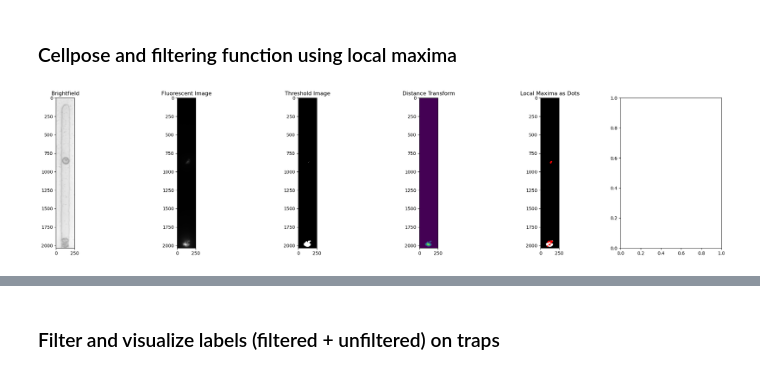
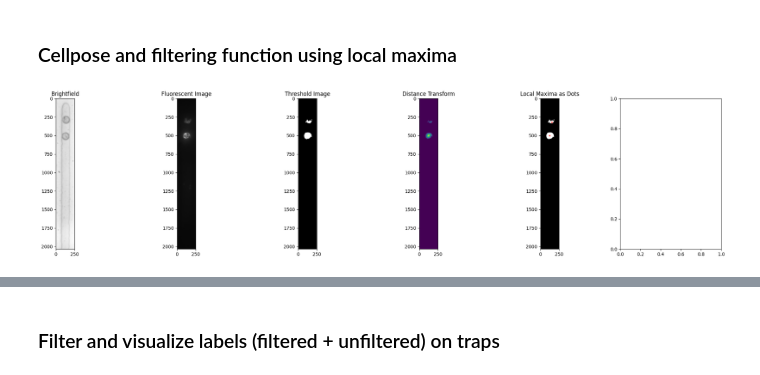
Before and after one commit to michaelkin1/Master_Thesis_Michael_Kinsella_Symbiodinium_Pipeline, a Jupyter notebook: MM_pipeline.ipynb, the cells around one changed output, grey strips where cells are left out. Drawn from its saved outputs; the diff is of its cells as text; code cells hidden in the pictures.

```diff
--- a/MM_pipeline.ipynb
+++ b/MM_pipeline.ipynb
@@ -440,14 +420,11 @@ from matplotlib import pyplot as plt
 import tifffile
 from skimage.feature import peak_local_max
 from skimage import img_as_ubyte
-#from skimage import segmentation
-#from Watershed import *
-import tempfile
 import os
 
-file = tifffile.imread(r"C:\Users\micha\Desktop\MM_data_Pipeline_results_all\MM_pipeline_results_converted_Z1\Cropped_traps_directory\trap_3_all_frames_series.tiff")
+file = tifffile.imread(r"C:\Users\micha\Desktop\MM_data_Pipeline_results_all\MM_pipeline_results_converted_Z1\Cropped_traps_directory\trap_1_all_frames_series.tiff")
 
-frame = 100
+frame = 0
 
 fluorimg = file[frame, 1, :, :]
 
@@ -462,33 +439,33 @@ threshold = threshold.astype(np.uint8)
 dist_transform = cv2.distanceTransform(threshold, cv2.DIST_L2, 3)
 
 # Find local maxima
-local_max_location = peak_local_max(dist_transform, min_distance=1)
+local_max_location = peak_local_max(dist_transform, min_distance=20)
 
 markers, _ = ndi.label(np.zeros_like(dist_transform))
 markers[local_max_location[:, 0], local_max_location[:, 1]] = 1  # Set marker labels at local maxima
 
 
 # Create a subplot with 1 row and 7 columns
 fig, axes = plt.subplots(1, 6, figsize=(28, 6))
 
 # Display the images in the desired order
 axes[0].imshow(bfimg, cmap='gray')
 axes[0].set_title('Brightfield')
 
 axes[1].imshow(fluorimg, cmap='gray')
 axes[1].set_title('Fluorescent Image')
 
 axes[2].imshow(threshold, cmap='gray')
 axes[2].set_title('Threshold Image')
 
 axes[3].imshow(dist_transform, cmap='viridis')
 axes[3].set_title('Distance Transform')
 
 axes[4].imshow(threshold, cmap='gray')
 axes[4].plot(local_max_location[:, 1], local_max_location[:, 0], 'ro', markersize=2)
 axes[4].set_title('Local Maxima as Dots')
 
 plt.show()
 # %% [output]
-[figure, old version]
+[figure, new version]
 # %%
```
Also changed, not shown: parts of 4 cells of this notebook.
